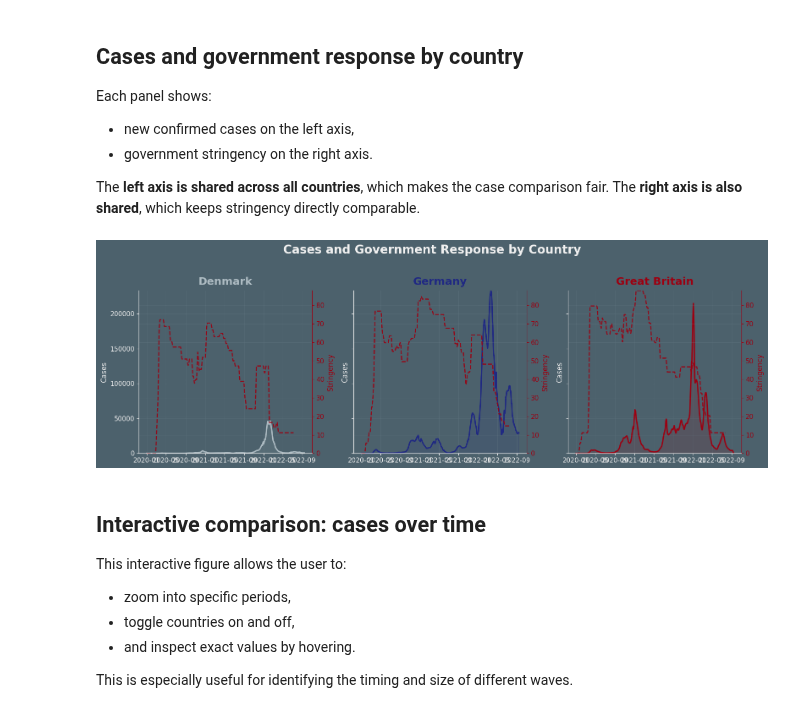
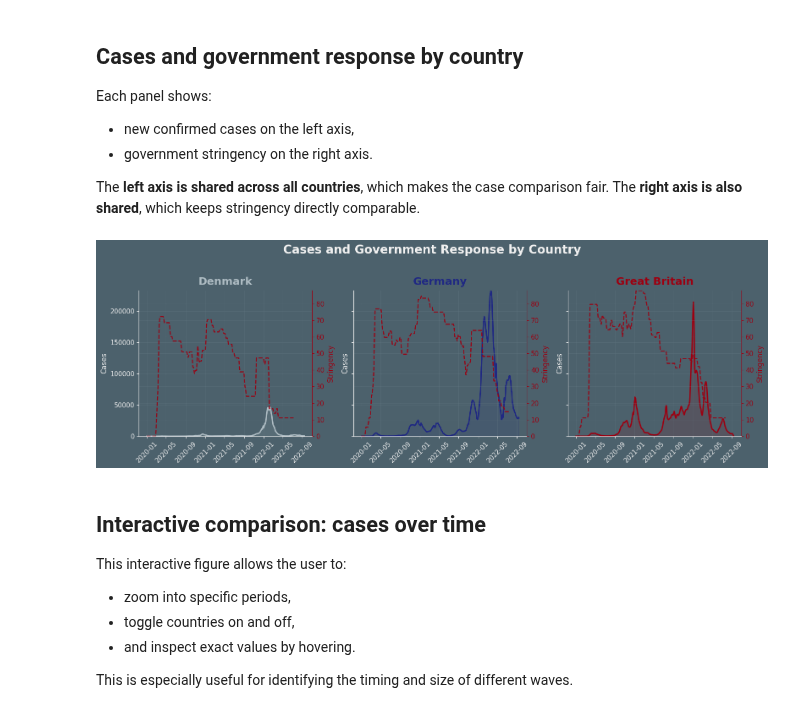
Before and after one commit to vichalder/final_project, a Jupyter notebook: notebooks/Kats_arbejdsfil.ipynb, the cells around one changed output. Drawn from its saved outputs; the diff is of its cells as text; code cells hidden in the pictures.

```diff
--- a/notebooks/Kats_arbejdsfil.ipynb
+++ b/notebooks/Kats_arbejdsfil.ipynb
@@ -707,6 +709,7 @@ for ax, code in zip(axes, selected_countries):
     ax.fill_between(df_plot["date"], df_plot["new_confirmed_7d"], color=c, alpha=0.14)
 
     ax.set_title(country_names[code], color=c, pad=10)
+    ax.tick_params(axis='x', labelrotation=45)
     ax.set_ylim(0, cases_ymax)
     ax.set_ylabel("Cases")
     ax.spines["top"].set_visible(False)
@@ -736,6 +739,7 @@ for ax, code in zip(axes, selected_countries):
     ax.fill_between(df_plot["date"], df_plot["new_deceased_7d"], color=c, alpha=0.14)
 
     ax.set_title(country_names[code], color=c, pad=10)
+    ax.tick_params(axis='x', labelrotation=45)
     ax.set_ylim(0, deaths_ymax)
     ax.set_ylabel("Deaths")
     ax.spines["top"].set_visible(False)
@@ -765,6 +769,7 @@ for ax, code in zip(axes, selected_countries):
     ax.fill_between(df_plot["date"], df_plot["stringency_7d"], color=c, alpha=0.14)
 
     ax.set_title(country_names[code], color=c, pad=10)
+    ax.tick_params(axis='x', labelrotation=45)
     ax.set_ylim(0, stringency_ymax)
     ax.set_ylabel("Stringency")
     ax.spines["top"].set_visible(False)
@@ -789,34 +794,35 @@ cases_ymax = epi_compare["new_confirmed_7d"].max()
 stringency_ymax = gov_compare["stringency_7d"].max()
 
 fig, axes = plt.subplots(1, 3, figsize=(16, 5.2), sharex=True, sharey=True)
 
 for ax, code in zip(axes, selected_countries):
     epi_plot = epi_compare[epi_compare["location_key"] == code].sort_values("date")
     gov_plot = gov_compare[gov_compare["location_key"] == code].sort_values("date")
     c = COUNTRY_COLORS[code]
 
     ax.plot(epi_plot["date"], epi_plot["new_confirmed_7d"], color=c, linewidth=2.2)
     ax.fill_between(epi_plot["date"], epi_plot["new_confirmed_7d"], color=c, alpha=0.12)
     ax.set_title(country_names[code], color=c, pad=10)
     ax.set_ylabel("Cases")
     ax.set_ylim(0, cases_ymax)
 
     ax.spines["top"].set_visible(False)
     ax.spines["right"].set_visible(False)
 
     ax2 = ax.twinx()
     ax2.plot(gov_plot["date"], gov_plot["stringency_7d"], color=RED, linestyle="--", linewidth=1.8, alpha=0.9)
+    ax.tick_params(axis='x', labelrotation=45)
     ax2.set_ylim(0, stringency_ymax)
     ax2.set_ylabel("Stringency", color=RED)
     ax2.tick_params(axis="y", colors=RED)
     ax2.spines["top"].set_visible(False)
     ax2.spines["right"].set_color(RED)
 
 fig.suptitle("Cases and Government Response by Country", fontsize=20, fontweight="bold", y=1.03, color=TEXT)
 plt.tight_layout()
 plt.show()
 # %% [output]
-[figure, old version]
+[figure, new version]
 # %% [markdown]
 ## Interactive comparison: cases over time
 
```
Also changed, not shown: parts of 5 cells of this notebook.
